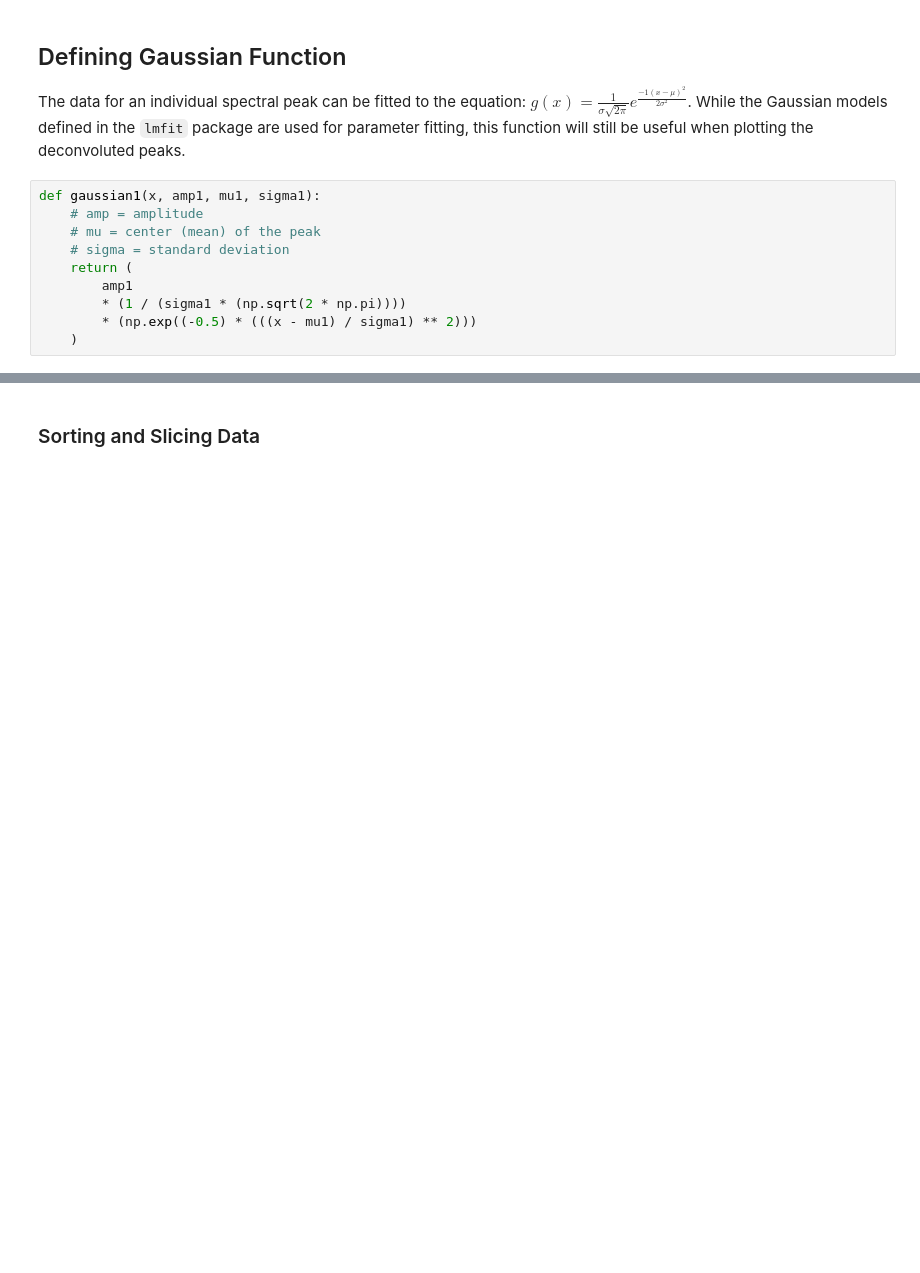
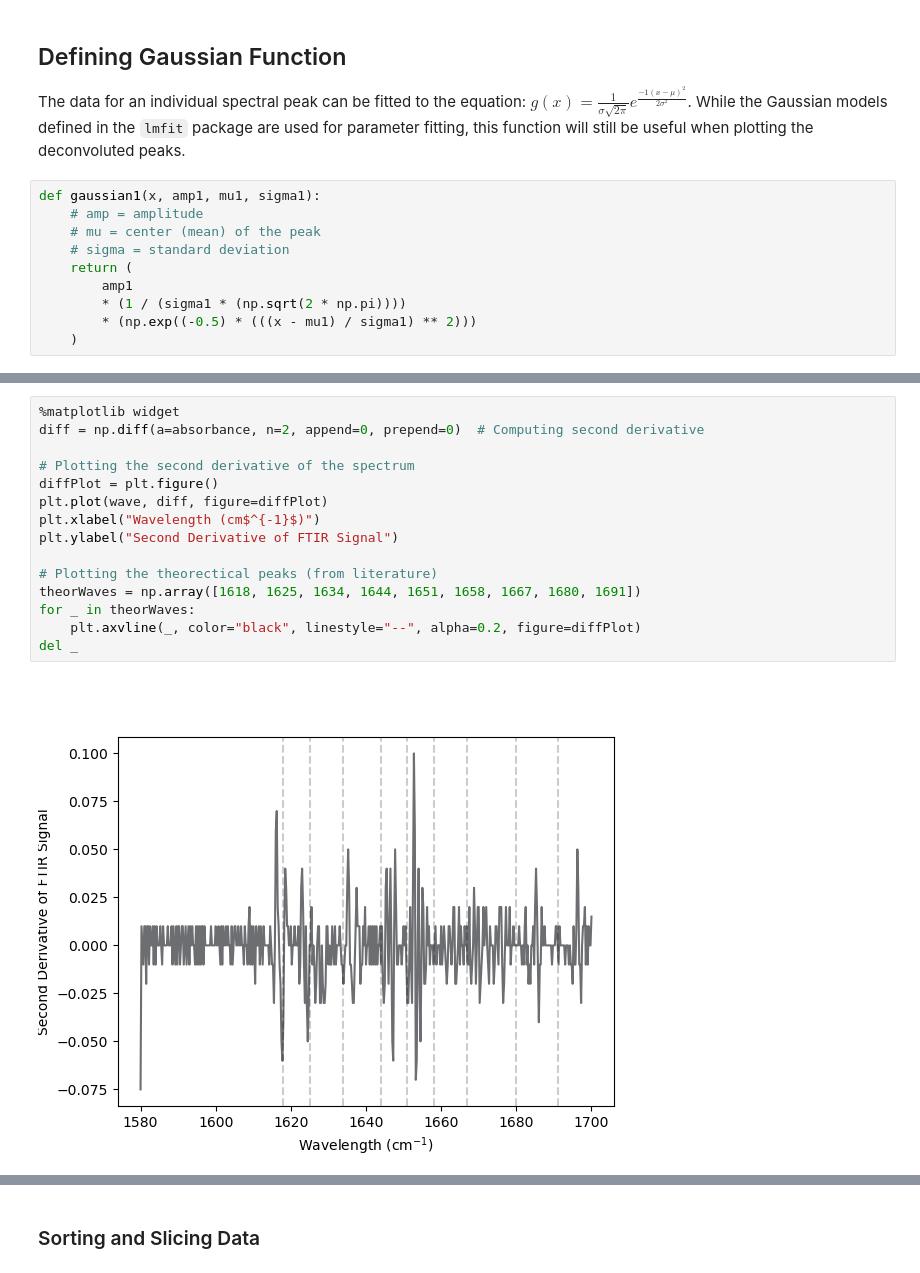
Before and after one commit to aeashmar/utilities, a Jupyter notebook: analysis/FTIR-Deconvolution-Advanced.ipynb, the cells around one changed output, grey strips where cells are left out. Drawn from its saved outputs; the diff is of its cells as text; blank space fills up the shorter version.

```diff
--- a/analysis/FTIR-Deconvolution-Advanced.ipynb
+++ b/analysis/FTIR-Deconvolution-Advanced.ipynb
@@ -96,0 +89,17 @@ plt.plot(wave, diff)
+# %%
+%matplotlib widget
+diff = np.diff(a=absorbance, n=2, append=0, prepend=0)  # Computing second derivative
+
+# Plotting the second derivative of the spectrum
+diffPlot = plt.figure()
+plt.plot(wave, diff, figure=diffPlot)
+plt.xlabel("Wavelength (cm$^{-1}$)")
+plt.ylabel("Second Derivative of FTIR Signal")
+
+# Plotting the theorectical peaks (from literature)
+theorWaves = np.array([1618, 1625, 1634, 1644, 1651, 1658, 1667, 1680, 1691])
+for _ in theorWaves:
+    plt.axvline(_, color="black", linestyle="--", alpha=0.2, figure=diffPlot)
+del _
+# %% [output]
+[figure, added]
```
Also changed, not shown: parts of 8 cells of this notebook.
